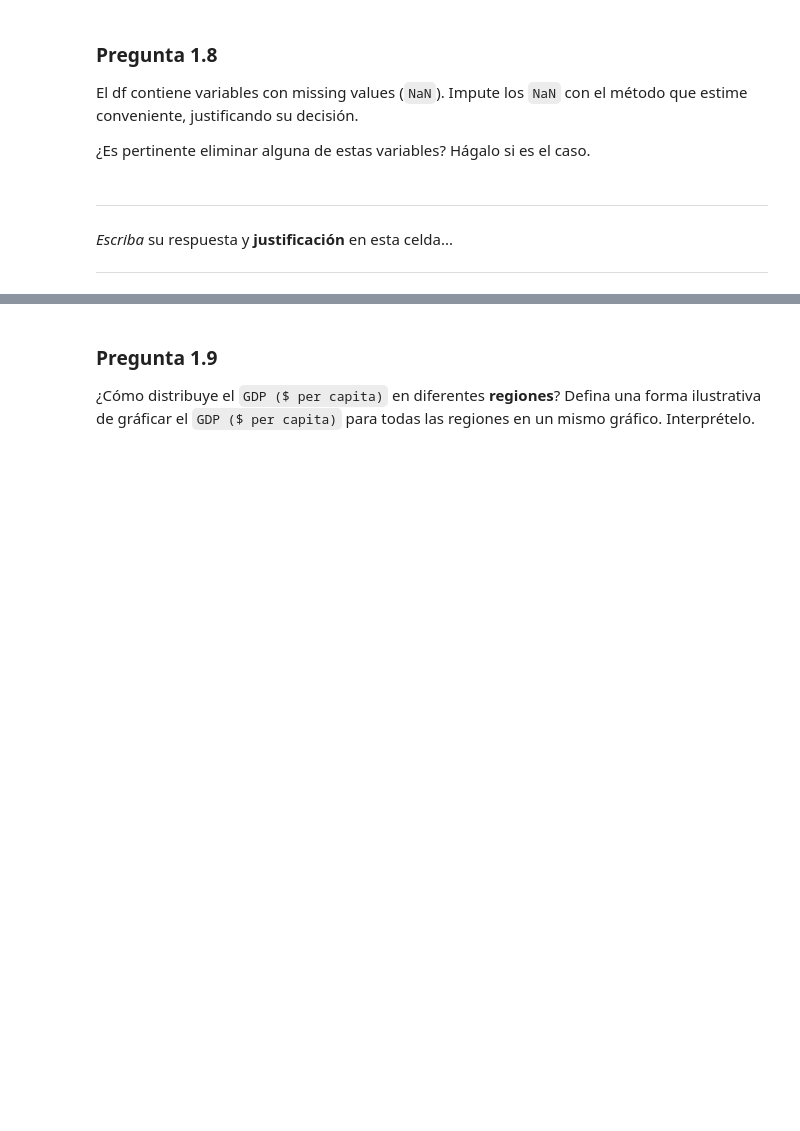
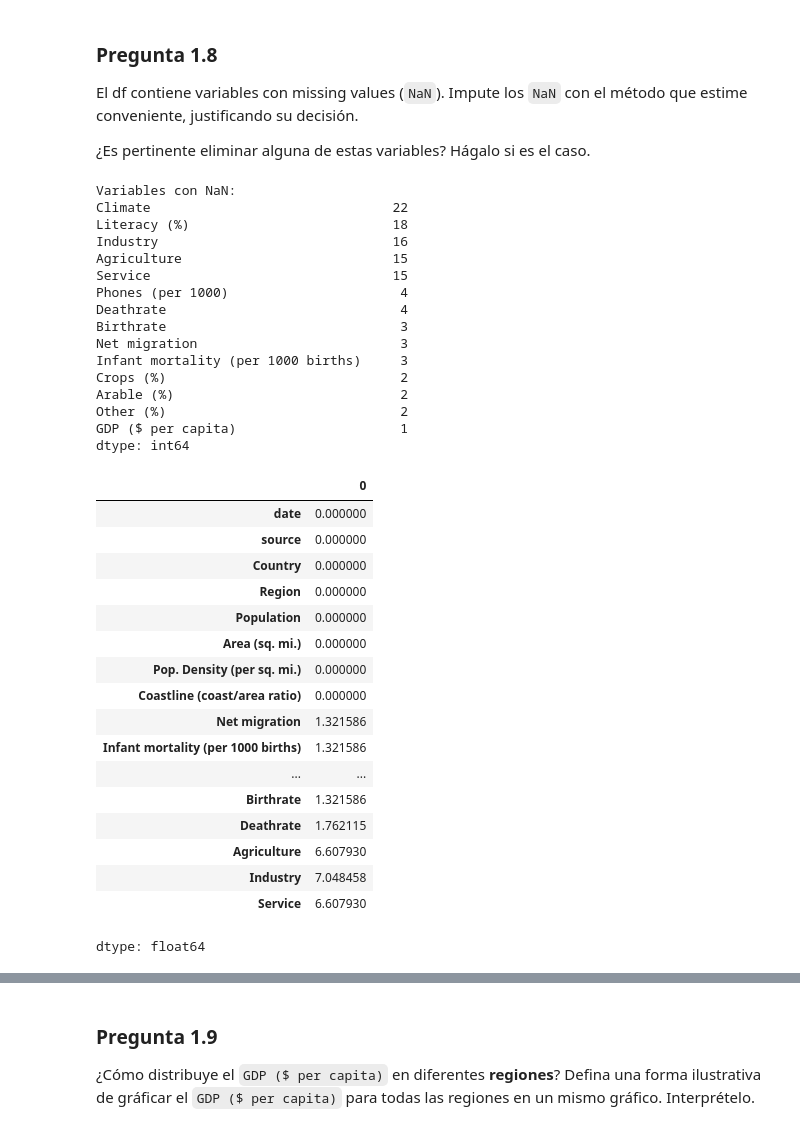
Before and after one commit to Nacho0611/Tarea1ML, a Jupyter notebook: Tarea_1.ipynb, the cells around one changed output, grey strips where cells are left out. Saved outputs shown, nothing was run; the diff lists cells and outputs as text; code cells hidden in the pictures; blank space fills up the shorter version.

```diff
--- a/Tarea_1.ipynb
+++ b/Tarea_1.ipynb
@@ -313,14 +390,44 @@ plt.show()
 El df contiene variables con missing values (`NaN`). Impute los `NaN` con el método que estime conveniente, justificando su decisión.
 
 ¿Es pertinente eliminar alguna de estas variables? Hágalo si es el caso.
-# %% [markdown]
-
-
-
----
-
-
-*Escriba* su respuesta y **justificación** en esta celda...
-
-
----
+# %%
+missing = df.isnull().sum()
+missing = missing[missing > 0].sort_values(ascending=False)
+print("Variables con NaN:")
+print(missing)
+df.isna().mean() * 100
+# %% [output]
+Variables con NaN:
+Climate                               22
+Literacy (%)                          18
+Industry                              16
+Agriculture                           15
+Service                               15
+Phones (per 1000)                      4
+Deathrate                              4
+Birthrate                              3
+Net migration                          3
+Infant mortality (per 1000 births)     3
+Crops (%)                              2
+Arable (%)                             2
+Other (%)                              2
+GDP ($ per capita)                     1
+dtype: int64
+|  | 0 |
+| date | 0.000000 |
+| source | 0.000000 |
+| Country | 0.000000 |
+| Region | 0.000000 |
+| Population | 0.000000 |
+| Area (sq. mi.) | 0.000000 |
+| Pop. Density (per sq. mi.) | 0.000000 |
+| Coastline (coast/area ratio) | 0.000000 |
+| Net migration | 1.321586 |
+| Infant mortality (per 1000 births) | 1.321586 |
+| ... | ... |
+| Birthrate | 1.321586 |
+| Deathrate | 1.762115 |
+| Agriculture | 6.607930 |
+| Industry | 7.048458 |
+| Service | 6.607930 |
+dtype: float64
```
Also changed, not shown: parts of 24 cells of this notebook.
